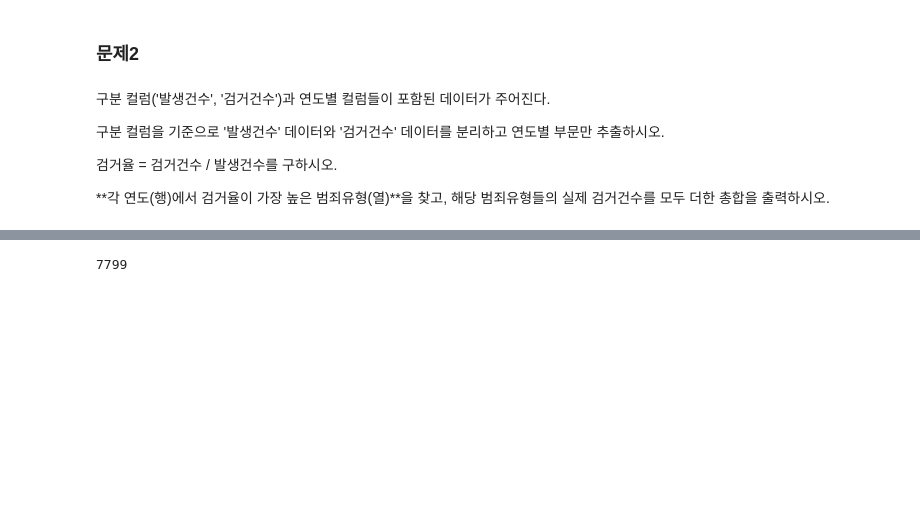
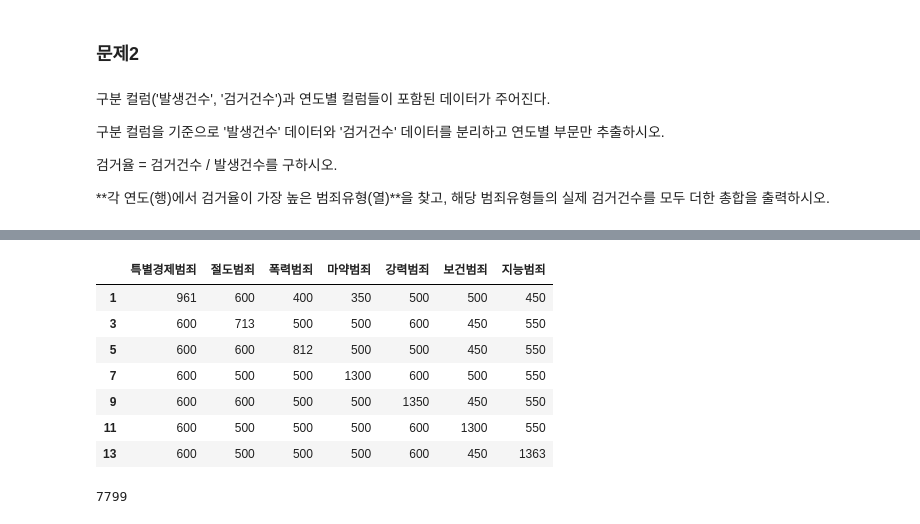
Before and after one commit to sohyun23/Big-Data-Analysis-, a Jupyter notebook: part4/ch9/p9_type1.ipynb, the cells around one changed output, grey strips where cells are left out. Saved outputs shown, nothing was run; the diff lists cells and outputs as text; code cells hidden in the pictures; blank space fills up the shorter version.

```diff
--- a/part4/ch9/p9_type1.ipynb
+++ b/part4/ch9/p9_type1.ipynb
@@ -89,3 +181,14 @@ result
+# %%
+df_arr[ratio.idxmax(axis = 1)]
+# %% [output]
+|  | 특별경제범죄 | 절도범죄 | 폭력범죄 | 마약범죄 | 강력범죄 | 보건범죄 | 지능범죄 |
+| 1 | 961 | 600 | 400 | 350 | 500 | 500 | 450 |
+| 3 | 600 | 713 | 500 | 500 | 600 | 450 | 550 |
+| 5 | 600 | 600 | 812 | 500 | 500 | 450 | 550 |
+| 7 | 600 | 500 | 500 | 1300 | 600 | 500 | 550 |
+| 9 | 600 | 600 | 500 | 500 | 1350 | 450 | 550 |
+| 11 | 600 | 500 | 500 | 500 | 600 | 1300 | 550 |
+| 13 | 600 | 500 | 500 | 500 | 600 | 450 | 1363 |
 # %%
 # 방법1
 import pandas as pd
```
Also changed, not shown: parts of 9 cells of this notebook.
